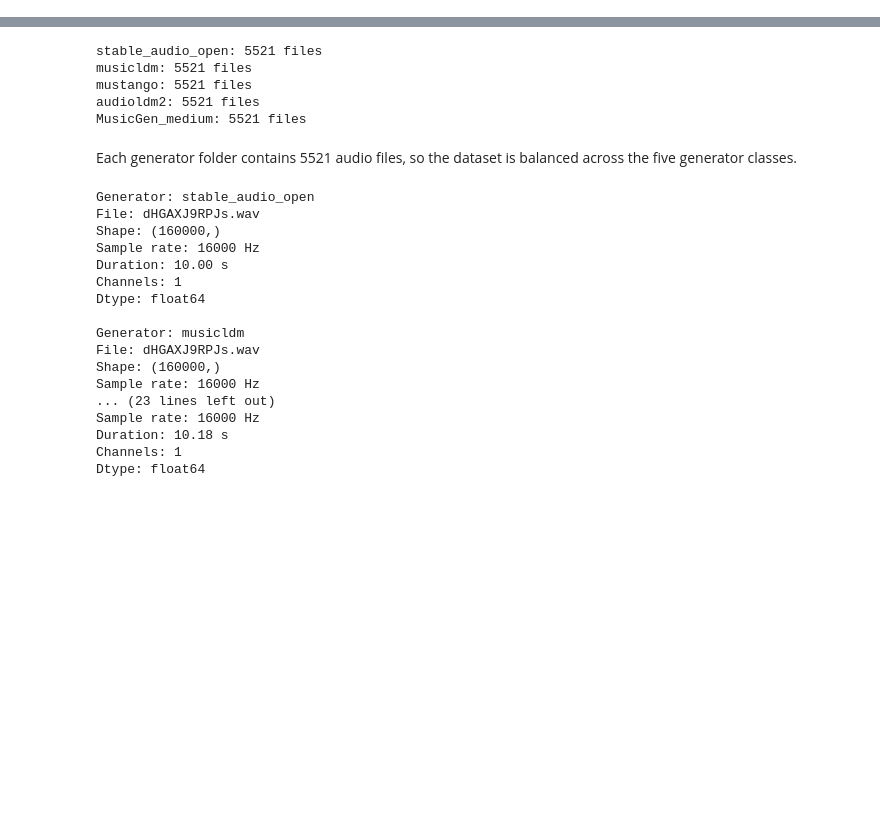
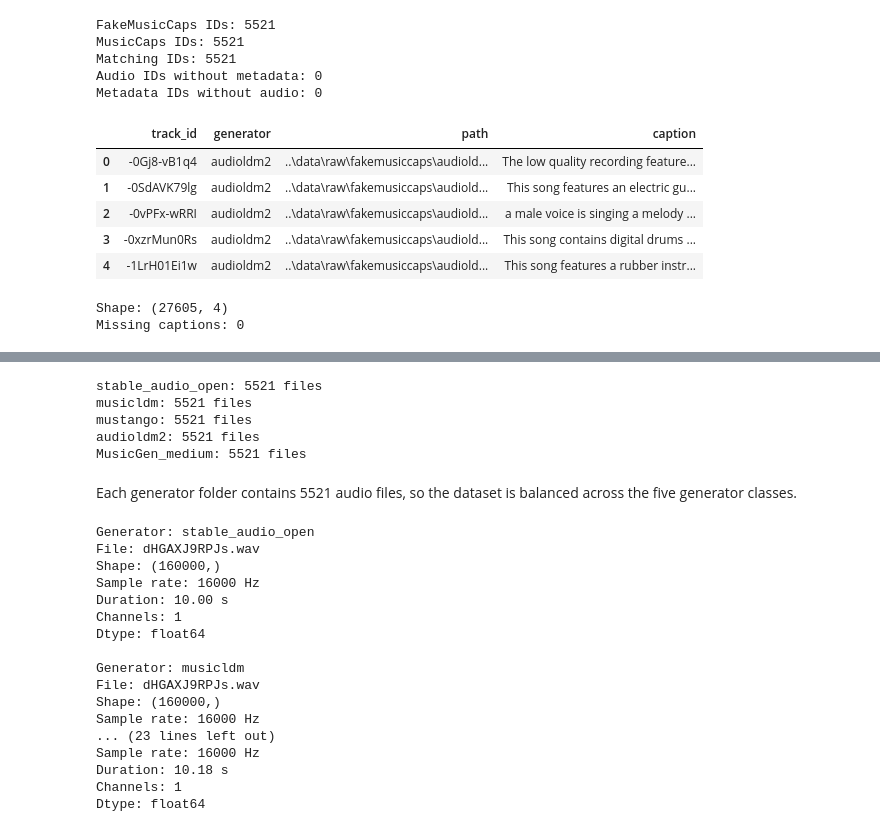
Before and after one commit to Olenadovb/AI-vs-Original-Music-Classification, a Jupyter notebook: notebooks/audio-technical-analysis.ipynb, the cells around one changed output, grey strips where cells are left out. Cells and saved outputs as stored; diff of their text form; code cells hidden in the pictures; blank space fills up the shorter version.

```diff
--- a/notebooks/audio-technical-analysis.ipynb
+++ b/notebooks/audio-technical-analysis.ipynb
@@ -0,0 +39,10 @@
+# %%
+DATA_DIR = Path("../data/raw/fakemusiccaps")
+
+if not DATA_DIR.is_dir():
+    raise FileNotFoundError(f"Dataset directory not found: {DATA_DIR}")
+# %%
+generator_dirs = sorted(folder for folder in DATA_DIR.iterdir() if folder.is_dir() and folder.name != "__MACOSX")
+generator_counts = pd.DataFrame([{"generator": folder.name, "num_files": len(list(folder.glob("*.wav")))} for folder in generator_dirs])
+display(generator_counts)
+print("Total files:", generator_counts["num_files"].sum())
@@ -0,0 +61,13 @@
+# %%
+records = []
+for folder in generator_dirs:
+    for file_path in sorted(folder.glob("*.wav")):
+        records.append({
+            "track_id": file_path.stem,
+            "generator": folder.name,
+            "path": str(file_path),
+        })
+
+audio_df = pd.DataFrame(records)
+display(audio_df.head())
+print("Dataset shape:", audio_df.shape)
@@ -0,0 +177,31 @@
+# %%
+audio_ids = set(audio_df["track_id"])
+metadata_ids = set(metadata_df["ytid"])
+
+matched_ids = audio_ids & metadata_ids
+
+print("FakeMusicCaps IDs:", len(audio_ids))
+print("MusicCaps IDs:", len(metadata_ids))
+print("Matching IDs:", len(matched_ids))
+print("Audio IDs without metadata:", len(audio_ids - metadata_ids))
+print("Metadata IDs without audio:", len(metadata_ids - audio_ids))
+# %% [output]
+FakeMusicCaps IDs: 5521
+MusicCaps IDs: 5521
+Matching IDs: 5521
+Audio IDs without metadata: 0
+Metadata IDs without audio: 0
+# %%
+audio_metadata_df = audio_df.merge(metadata_df[["ytid", "caption"]], left_on="track_id", right_on="ytid", how="left", validate="many_to_one",).drop(columns="ytid")
+display(audio_metadata_df.head())
+print("Shape:", audio_metadata_df.shape)
+print("Missing captions:", audio_metadata_df["caption"].isna().sum())
+# %% [output]
+|  | track_id | generator | path | caption |
+| 0 | -0Gj8-vB1q4 | audioldm2 | ..\data\raw\fakemusiccaps\audiold... | The low quality recording feature... |
+| 1 | -0SdAVK79lg | audioldm2 | ..\data\raw\fakemusiccaps\audiold... | This song features an electric gu... |
+| 2 | -0vPFx-wRRI | audioldm2 | ..\data\raw\fakemusiccaps\audiold... | a male voice is singing a melody ... |
+| 3 | -0xzrMun0Rs | audioldm2 | ..\data\raw\fakemusiccaps\audiold... | This song contains digital drums ... |
+| 4 | -1LrH01Ei1w | audioldm2 | ..\data\raw\fakemusiccaps\audiold... | This song features a rubber instr... |
+Shape: (27605, 4)
+Missing captions: 0
```
Also changed, not shown: parts of 15 cells of this notebook, 2 other files.
